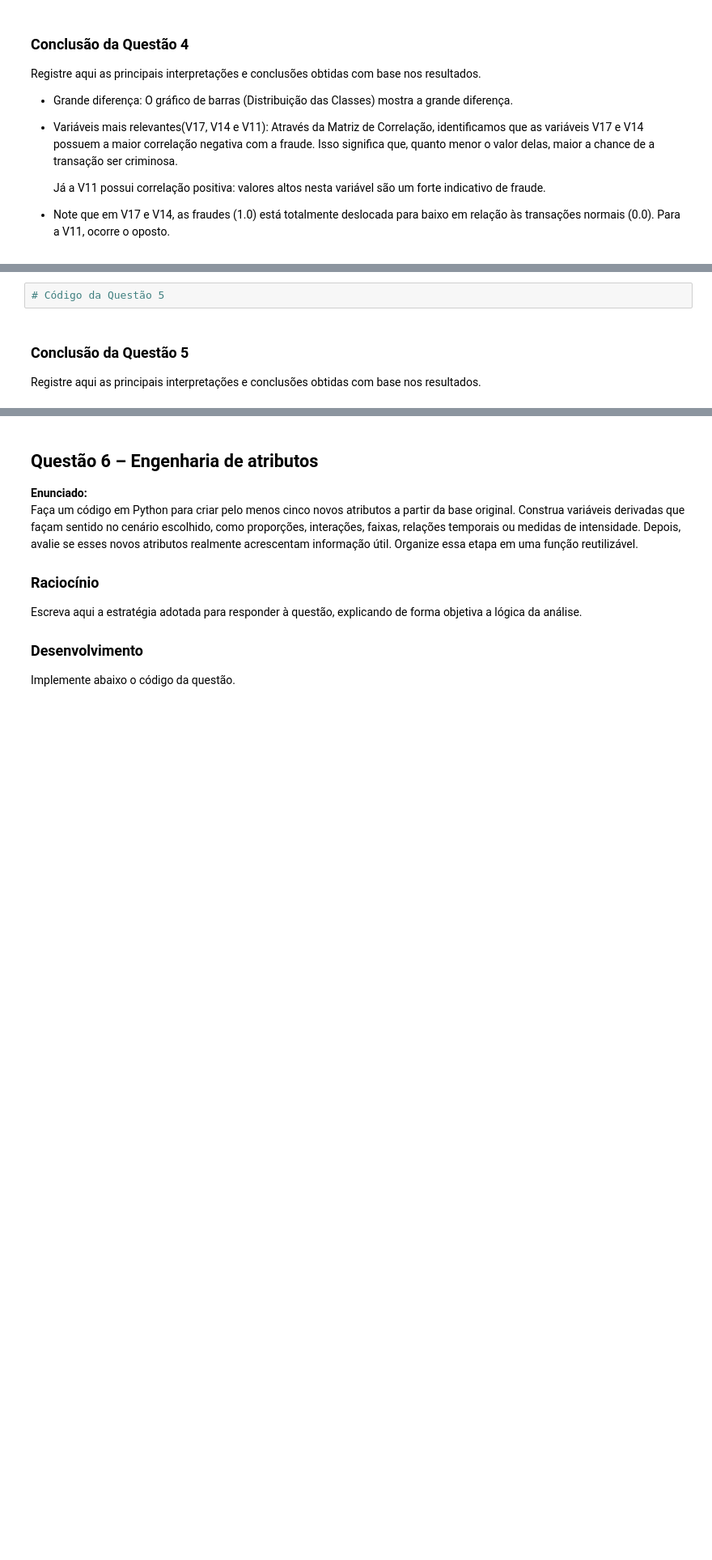
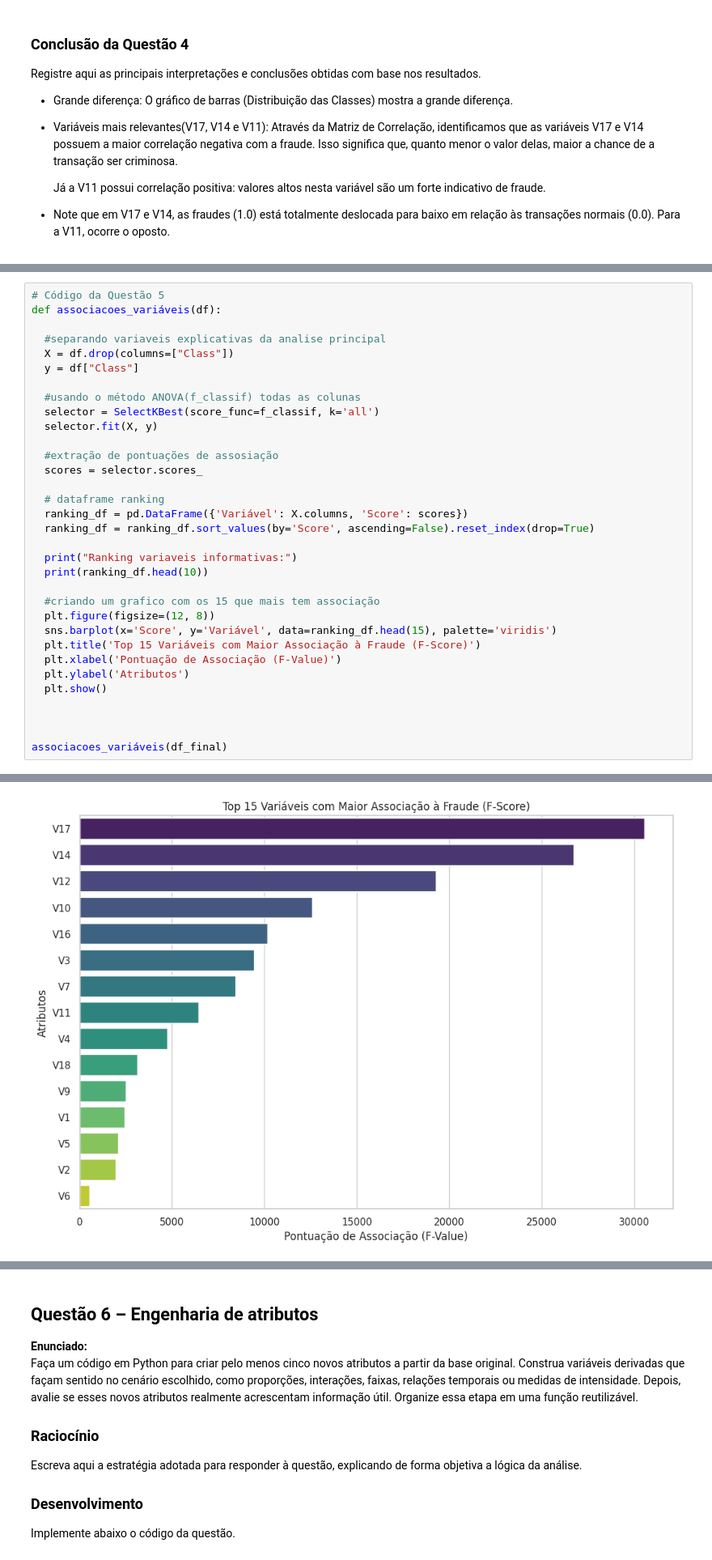
Before and after one commit to rodrigololr/machine-learning-studies, a Jupyter notebook: Lista_1_Antônio_Rodrigo.ipynb, the cells around one changed output, grey strips where cells are left out. Shown at 81% size. Cells and saved outputs as stored; diff of their text form; blank space fills up the shorter version.

Commit message:
questão 5

```diff
--- a/Lista_1_Antônio_Rodrigo.ipynb
+++ b/Lista_1_Antônio_Rodrigo.ipynb
@@ -398,7 +405,36 @@ Escreva aqui a estratégia adotada para responder à questão, explicando de for
 ### Desenvolvimento
 Implemente abaixo o código da questão.
-# %%
-# Código da Questão 5
-# %% [markdown]
-### Conclusão da Questão 5
-Registre aqui as principais interpretações e conclusões obtidas com base nos resultados.
+# %%
+# Código da Questão 5
+def associacoes_variáveis(df):
+
+  #separando variaveis explicativas da analise principal
+  X = df.drop(columns=["Class"])
+  y = df["Class"]
+
+  #usando o método ANOVA(f_classif) todas as colunas
+  selector = SelectKBest(score_func=f_classif, k='all')
+  selector.fit(X, y)
+
+  #extração de pontuações de assosiação
+  scores = selector.scores_
+
+  # dataframe ranking
+  ranking_df = pd.DataFrame({'Variável': X.columns, 'Score': scores})
+  ranking_df = ranking_df.sort_values(by='Score', ascending=False).reset_index(drop=True)
+
+  print("Ranking variaveis informativas:")
+  print(ranking_df.head(10))
+
+  #criando um grafico com os 15 que mais tem associação
+  plt.figure(figsize=(12, 8))
+  sns.barplot(x='Score', y='Variável', data=ranking_df.head(15), palette='viridis')
+  plt.title('Top 15 Variáveis com Maior Associação à Fraude (F-Score)')
+  plt.xlabel('Pontuação de Associação (F-Value)')
+  plt.ylabel('Atributos')
+  plt.show()
+
+
+
+associacoes_variáveis(df_final)
+# %% [output]
@@ -404,0 +453 @@ Registre aqui as principais interpretações e conclusões obtidas com base nos
+[figure, added]
```
Also changed, not shown: parts of 7 cells of this notebook.
